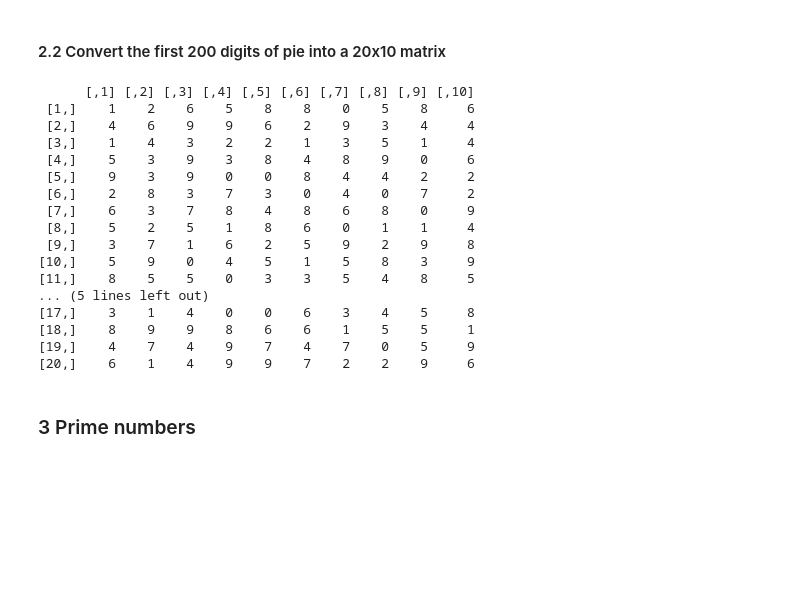
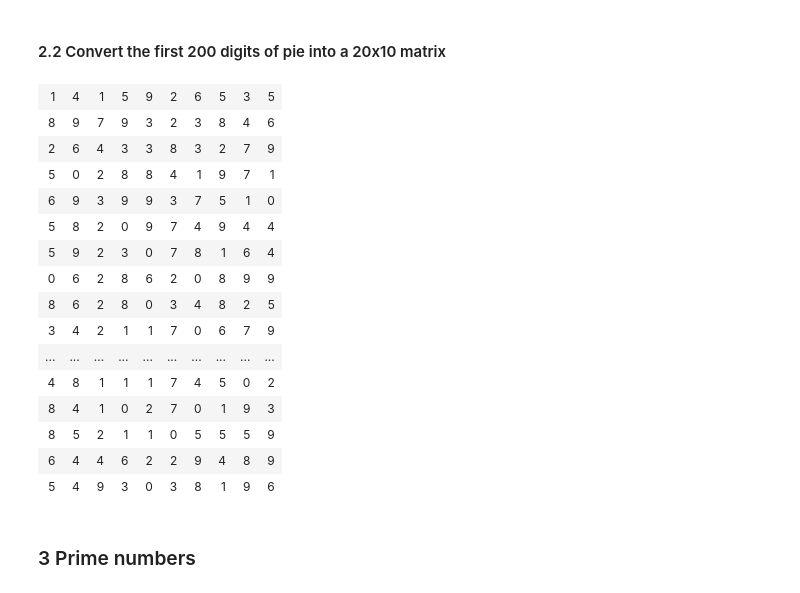
Before and after one commit to shuchenliu/ScrippsResearch-Applied-Bioinformatics-HW, a Jupyter notebook: Unit1-module2-R/Homework-2.1.ipynb, the cells around one changed output. Drawn from its saved outputs; the diff is of its cells as text; code cells hidden in the pictures; blank space fills up the shorter version.

Commit message:
Fix matrix format

```diff
--- a/Unit1-module2-R/Homework-2.1.ipynb
+++ b/Unit1-module2-R/Homework-2.1.ipynb
@@ -49,36 +49,35 @@ The number of even numbers in first 100 digits of pi is
 # %%
 ## intercept the portion we are interested in
 twoHundred <- piList[[1]][3:202]
 temp <- vector("integer",200)
 index <- 1
 
 ## transform each element from char to int, could be optional
 ## if we only need a matrix of chars
 for (char in twoHundred) {
      temp[index] = as.integer(char)
      index  <- index + 1
 }
 
-output <- matrix(temp, nrow=20)
-print(output)
+output <- matrix(temp, nrow=20, byrow=TRUE)
+output
 # %% [output]
-      [,1] [,2] [,3] [,4] [,5] [,6] [,7] [,8] [,9] [,10]
- [1,]    1    2    6    5    8    8    0    5    8     6
- [2,]    4    6    9    9    6    2    9    3    4     4
- [3,]    1    4    3    2    2    1    3    5    1     4
- [4,]    5    3    9    3    8    4    8    9    0     6
- [5,]    9    3    9    0    0    8    4    4    2     2
- [6,]    2    8    3    7    3    0    4    0    7     2
- [7,]    6    3    7    8    4    8    6    8    0     9
- [8,]    5    2    5    1    8    6    0    1    1     4
- [9,]    3    7    1    6    2    5    9    2    9     8
-[10,]    5    9    0    4    5    1    5    8    3     9
-[11,]    8    5    5    0    3    3    5    4    8     5
-... (5 lines left out)
-[17,]    3    1    4    0    0    6    3    4    5     8
-[18,]    8    9    9    8    6    6    1    5    5     1
-[19,]    4    7    4    9    7    4    7    0    5     9
-[20,]    6    1    4    9    9    7    2    2    9     6
+| 1 | 4 | 1 | 5 | 9 | 2 | 6 | 5 | 3 | 5 |
+| 8 | 9 | 7 | 9 | 3 | 2 | 3 | 8 | 4 | 6 |
+| 2 | 6 | 4 | 3 | 3 | 8 | 3 | 2 | 7 | 9 |
+| 5 | 0 | 2 | 8 | 8 | 4 | 1 | 9 | 7 | 1 |
+| 6 | 9 | 3 | 9 | 9 | 3 | 7 | 5 | 1 | 0 |
+| 5 | 8 | 2 | 0 | 9 | 7 | 4 | 9 | 4 | 4 |
+| 5 | 9 | 2 | 3 | 0 | 7 | 8 | 1 | 6 | 4 |
+| 0 | 6 | 2 | 8 | 6 | 2 | 0 | 8 | 9 | 9 |
+| 8 | 6 | 2 | 8 | 0 | 3 | 4 | 8 | 2 | 5 |
+| 3 | 4 | 2 | 1 | 1 | 7 | 0 | 6 | 7 | 9 |
+| ... | ... | ... | ... | ... | ... | ... | ... | ... | ... |
+| 4 | 8 | 1 | 1 | 1 | 7 | 4 | 5 | 0 | 2 |
+| 8 | 4 | 1 | 0 | 2 | 7 | 0 | 1 | 9 | 3 |
+| 8 | 5 | 2 | 1 | 1 | 0 | 5 | 5 | 5 | 9 |
+| 6 | 4 | 4 | 6 | 2 | 2 | 9 | 4 | 8 | 9 |
+| 5 | 4 | 9 | 3 | 0 | 3 | 8 | 1 | 9 | 6 |
 # %% [markdown]
 ### 3 Prime numbers
 # %% [markdown]
```
Also changed, not shown: parts of 4 cells of this notebook.
